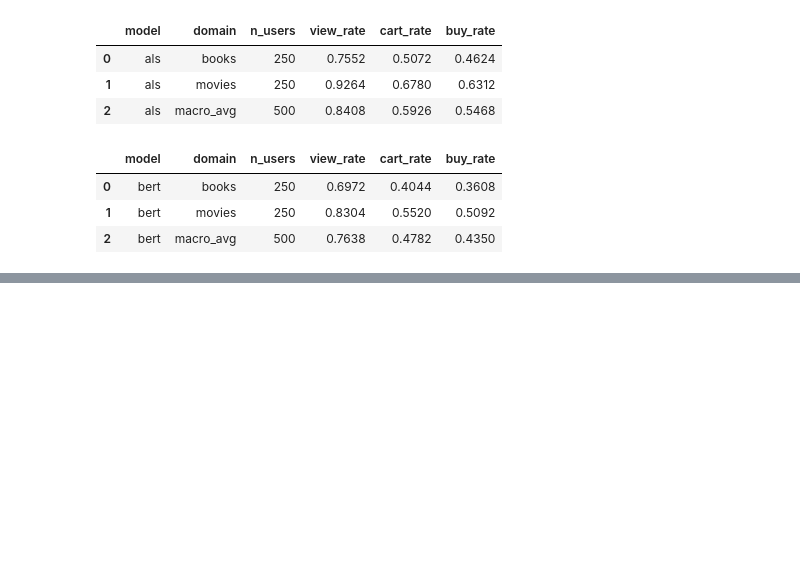
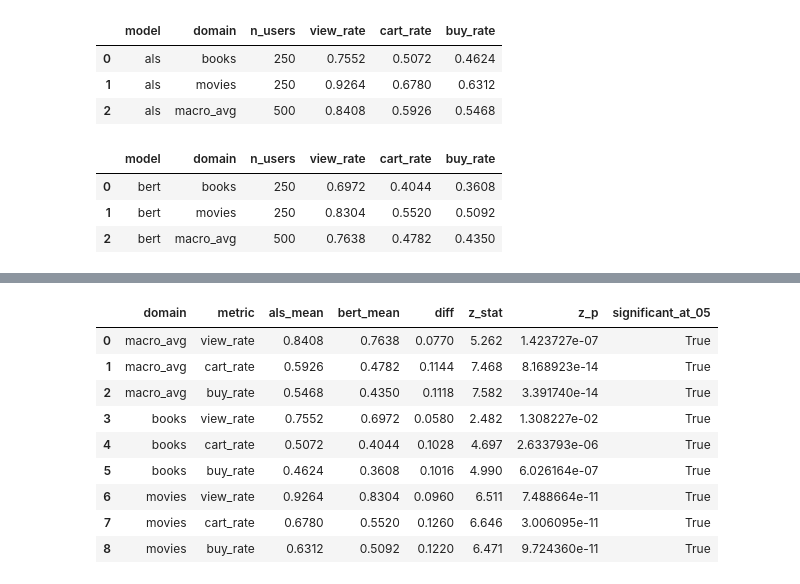
Before and after one commit to mkobycheva/recommendation-system, a Jupyter notebook: notebooks/a_b_test.ipynb, the cells around one changed output, grey strips where cells are left out. Cells and saved outputs as stored; diff of their text form; code cells hidden in the pictures; blank space fills up the shorter version.

```diff
--- a/notebooks/a_b_test.ipynb
+++ b/notebooks/a_b_test.ipynb
@@ -684,6 +691,17 @@ bert_movie_evals = evaluate_users(list(bert_movie_profiles.values()), f'{DATA_DI
   250/250 processed (0 failed), 152s elapsed, checkpointed
 # %% [markdown]
 ## Comparing the results of ALS and BERT
+# %%
+def load_evals(path):
+    with open(path) as f:
+        return json.load(f)
+
+DATA_DIR = '/content/drive/MyDrive/recsys-data'
+
+als_book_evals = load_evals(f'{DATA_DIR}/a-b-test/als_book_evaluations.json')
+als_movie_evals = load_evals(f'{DATA_DIR}/a-b-test/als_movie_evaluations.json')
+bert_book_evals = load_evals(f'{DATA_DIR}/a-b-test/bert_book_evaluations.json')
+bert_movie_evals = load_evals(f'{DATA_DIR}/a-b-test/bert_movie_evaluations.json')
 # %%
 def summarize_evaluations(evals_dict, domain, model_name, k=10):
     """Per-domain summary: average view/cart/buy rate out of k, across all users."""
@@ -744,0 +820,34 @@ bert_results_df
+# %%
+from scipy import stats
+from statsmodels.stats.weightstats import ztest
+from statsmodels.stats.multitest import multipletests
+
+rows = []
+for domain, metric, als_df, bert_df in comparisons:
+    a, b = als_df[metric].values, bert_df[metric].values
+
+    z_stat, p_z = ztest(a, b, alternative="two-sided")
+
+    rows.append({
+        "domain": domain, "metric": metric,
+        "als_mean": round(a.mean(), 4), "bert_mean": round(b.mean(), 4),
+        "diff": round(a.mean() - b.mean(), 4),
+        "z_stat": round(z_stat, 3), "z_p": p_z,
+    })
+
+results_df = pd.DataFrame(rows)
+
+results_df["significant_at_05"] = results_df["z_p"] < 0.05
+
+results_df
+# %% [output]
+|  | domain | metric | als_mean | bert_mean | diff | z_stat | z_p | significant_at_05 |
+| 0 | macro_avg | view_rate | 0.8408 | 0.7638 | 0.0770 | 5.262 | 1.423727e-07 | True |
+| 1 | macro_avg | cart_rate | 0.5926 | 0.4782 | 0.1144 | 7.468 | 8.168923e-14 | True |
+| 2 | macro_avg | buy_rate | 0.5468 | 0.4350 | 0.1118 | 7.582 | 3.391740e-14 | True |
+| 3 | books | view_rate | 0.7552 | 0.6972 | 0.0580 | 2.482 | 1.308227e-02 | True |
+| 4 | books | cart_rate | 0.5072 | 0.4044 | 0.1028 | 4.697 | 2.633793e-06 | True |
+| 5 | books | buy_rate | 0.4624 | 0.3608 | 0.1016 | 4.990 | 6.026164e-07 | True |
+| 6 | movies | view_rate | 0.9264 | 0.8304 | 0.0960 | 6.511 | 7.488664e-11 | True |
+| 7 | movies | cart_rate | 0.6780 | 0.5520 | 0.1260 | 6.646 | 3.006095e-11 | True |
+| 8 | movies | buy_rate | 0.6312 | 0.5092 | 0.1220 | 6.471 | 9.724360e-11 | True |
```
Also changed, not shown: parts of 5 cells of this notebook.
